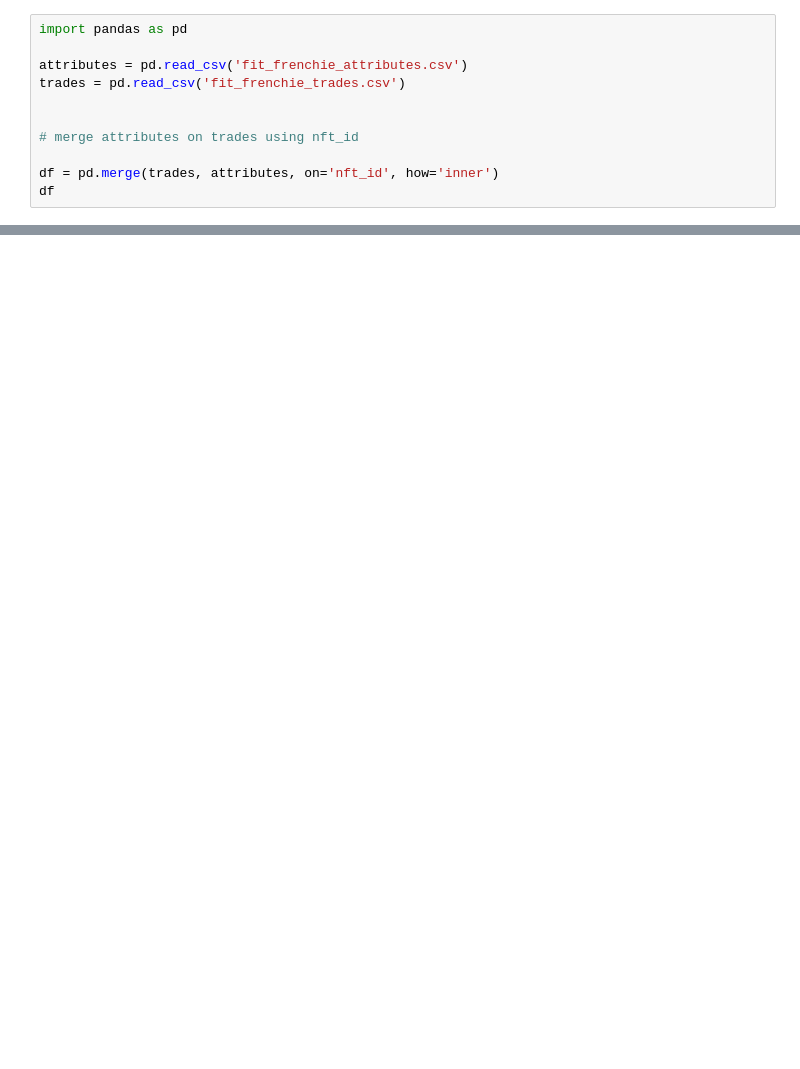
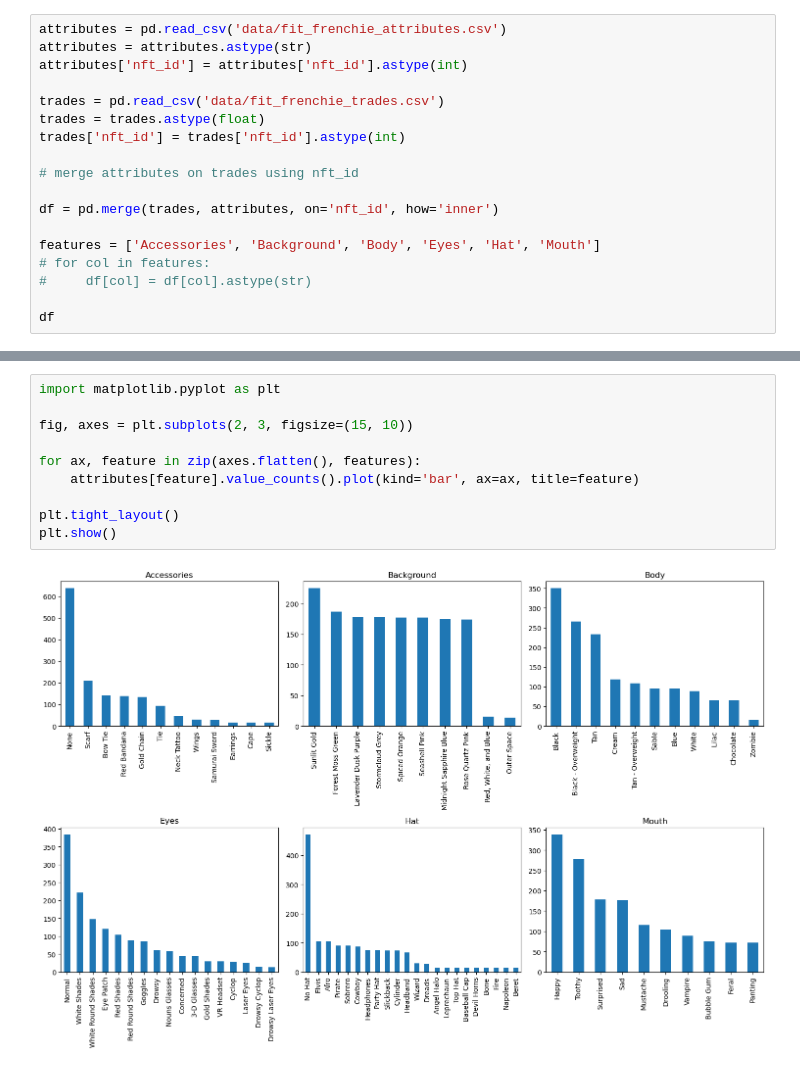
Before and after one commit to Armand-Morin/nft-pricing, a Jupyter notebook: work.ipynb, the cells around one changed output, grey strips where cells are left out. Drawn from its saved outputs; the diff is of its cells as text; blank space fills up the shorter version.

```diff
--- a/work.ipynb
+++ b/work.ipynb
@@ -1,12 +32,19 @@
 # %%
-import pandas as pd
+attributes = pd.read_csv('data/fit_frenchie_attributes.csv')
+attributes = attributes.astype(str)
+attributes['nft_id'] = attributes['nft_id'].astype(int)
 
-attributes = pd.read_csv('fit_frenchie_attributes.csv')
-trades = pd.read_csv('fit_frenchie_trades.csv')
-
+trades = pd.read_csv('data/fit_frenchie_trades.csv')
+trades = trades.astype(float)
+trades['nft_id'] = trades['nft_id'].astype(int)
 
 # merge attributes on trades using nft_id
 
 df = pd.merge(trades, attributes, on='nft_id', how='inner')
+
+features = ['Accessories', 'Background', 'Body', 'Eyes', 'Hat', 'Mouth']
+# for col in features:
+#     df[col] = df[col].astype(str)
+
 df
 # %% [output]
@@ -15,0 +101,12 @@ FileNotFoundError: [Errno 2] No such file or directory: 'fit_frenchie_attributes
+# %%
+import matplotlib.pyplot as plt
+
+fig, axes = plt.subplots(2, 3, figsize=(15, 10))
+
+for ax, feature in zip(axes.flatten(), features):
+    attributes[feature].value_counts().plot(kind='bar', ax=ax, title=feature)
+
+plt.tight_layout()
+plt.show()
+# %% [output]
+[figure, added]
```
Also changed, not shown: parts of 16 cells of this notebook.
